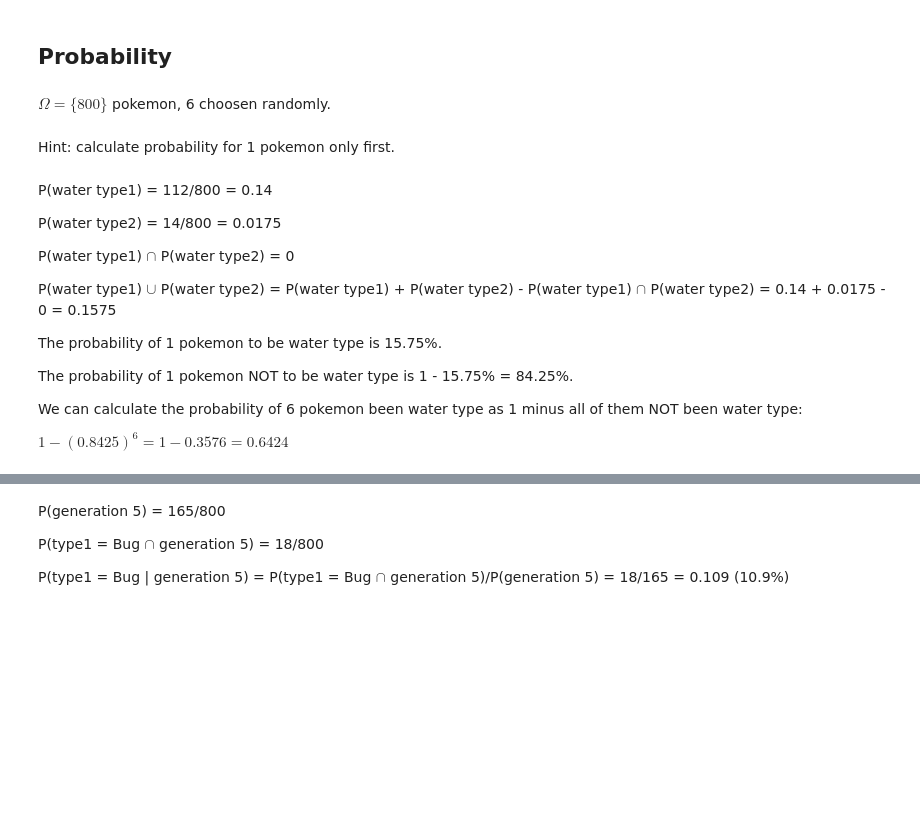
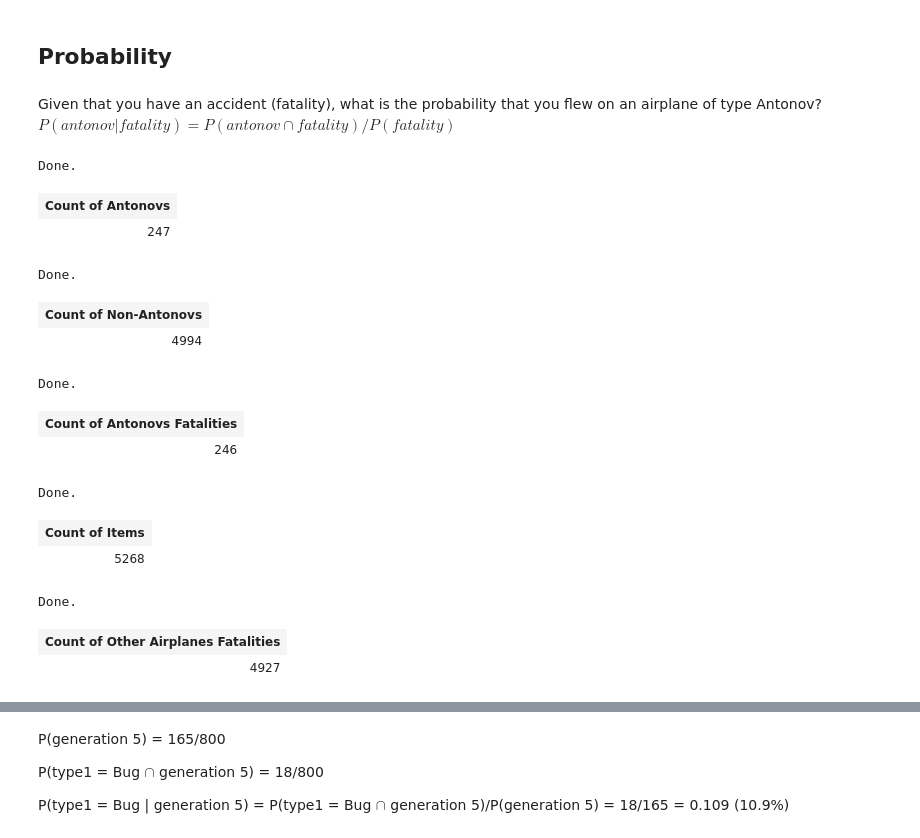
Before and after one commit to carlespoles/DSCI6002-student, a Jupyter notebook: week5/5-1_Review/DSCI6002-Midterm-Part2-CarlesPolesMielgo.ipynb, the cells around one changed output, grey strips where cells are left out. Cells and saved outputs as stored; diff of their text form; code cells hidden in the pictures; blank space fills up the shorter version.

```diff
--- a/week5/5-1_Review/DSCI6002-Midterm-Part2-CarlesPolesMielgo.ipynb
+++ b/week5/5-1_Review/DSCI6002-Midterm-Part2-CarlesPolesMielgo.ipynb
@@ -588,15 +588,50 @@ The default value for 'return_type' will change to 'axes' in a future release.
 Defense variable is very similar for the sample and the population.
 # %% [markdown]
 ## Probability
-# %% [markdown]
-$\Omega = \{800 \}$ pokemon, 6 choosen randomly.
+# %% [markdown]
+Given that you have an accident (fatality), what is the probability that you flew on an airplane of type Antonov?
+$P(antonov | fatality) = P(antonov \cap fatality)/P(fatality)$
+# %%
+%%sql
+SELECT COUNT(*) AS "Count of Antonovs"
+FROM air_crashes
+WHERE type LIKE 'Antonov%'
+# %% [output]
+Done.
+| Count of Antonovs |
+| 247 |
+# %%
+%%sql
+SELECT COUNT(*) AS "Count of Non-Antonovs"
+FROM air_crashes
+WHERE type NOT LIKE 'Antonov%'
+# %% [output]
+Done.
+| Count of Non-Antonovs |
+| 4994 |
+# %%
+%%sql
+SELECT COUNT(*) AS "Count of Antonovs Fatalities"
+FROM air_crashes
+WHERE type LIKE 'Antonov%' AND fatalities > 0
+# %% [output]
+Done.
+| Count of Antonovs Fatalities |
+| 246 |
 # %%
 %%sql
-SELECT COUNT(*) AS "Count of Water Type"
-FROM pokemon
-WHERE type1 = 'Water' OR type2 = 'Water'
+SELECT COUNT(*) AS "Count of Items"
+FROM air_crashes
+# %% [output]
+Done.
+| Count of Items |
+| 5268 |
 # %%
 %%sql
-SELECT COUNT(*) AS "Count of Water Type1"
-FROM pokemon
-WHERE type1 = 'Water'
+SELECT COUNT(*) AS "Count of Other Airplanes Fatalities"
+FROM air_crashes
+WHERE type NOT LIKE 'Antonov%' AND fatalities > 0
+# %% [output]
+Done.
+| Count of Other Airplanes Fatalities |
+| 4927 |
@@ -613,18 +637,0 @@ WHERE type1 = 'Water' AND type2 = 'Water'
-# %% [markdown]
-Hint: calculate probability for 1 pokemon only first.
-# %% [markdown]
-P(water type1) = 112/800 = 0.14
-
-P(water type2) = 14/800 = 0.0175
-
-P(water type1) $\cap$ P(water type2) = 0
-
-P(water type1) $\cup$ P(water type2) = P(water type1) + P(water type2) - P(water type1) $\cap$ P(water type2) = 0.14 + 0.0175 - 0 = 0.1575
-
-The probability of 1 pokemon to be water type is 15.75%.
-
-The probability of 1 pokemon NOT to be water type is 1 - 15.75% = 84.25%.
-
-We can calculate the probability of 6 pokemon been water type as 1 minus all of them NOT been water type:
-
-$1-(0.8425)^6 = 1 - 0.3576 = 0.6424$
```
Also changed, not shown: parts of 10 cells of this notebook, 1 other file.
